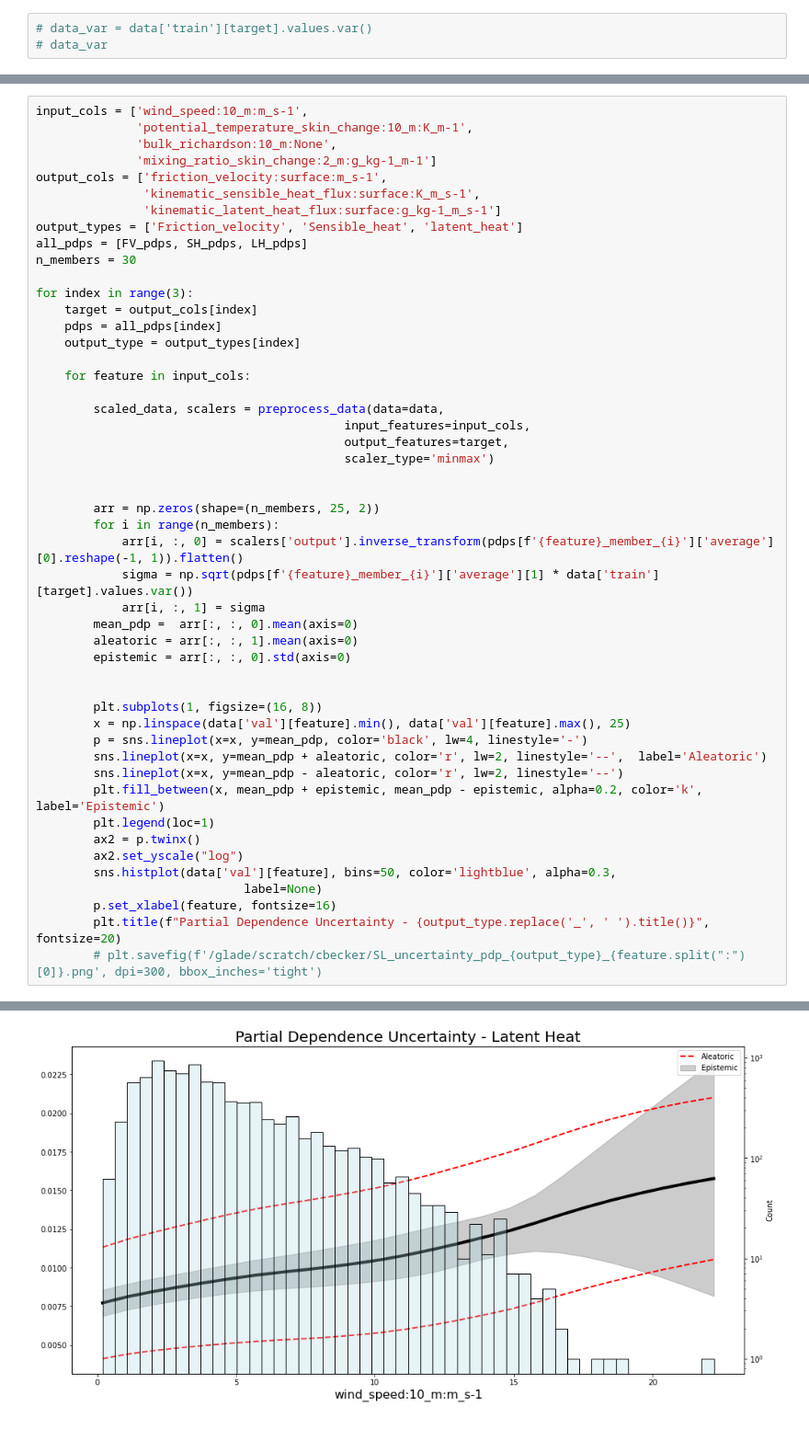
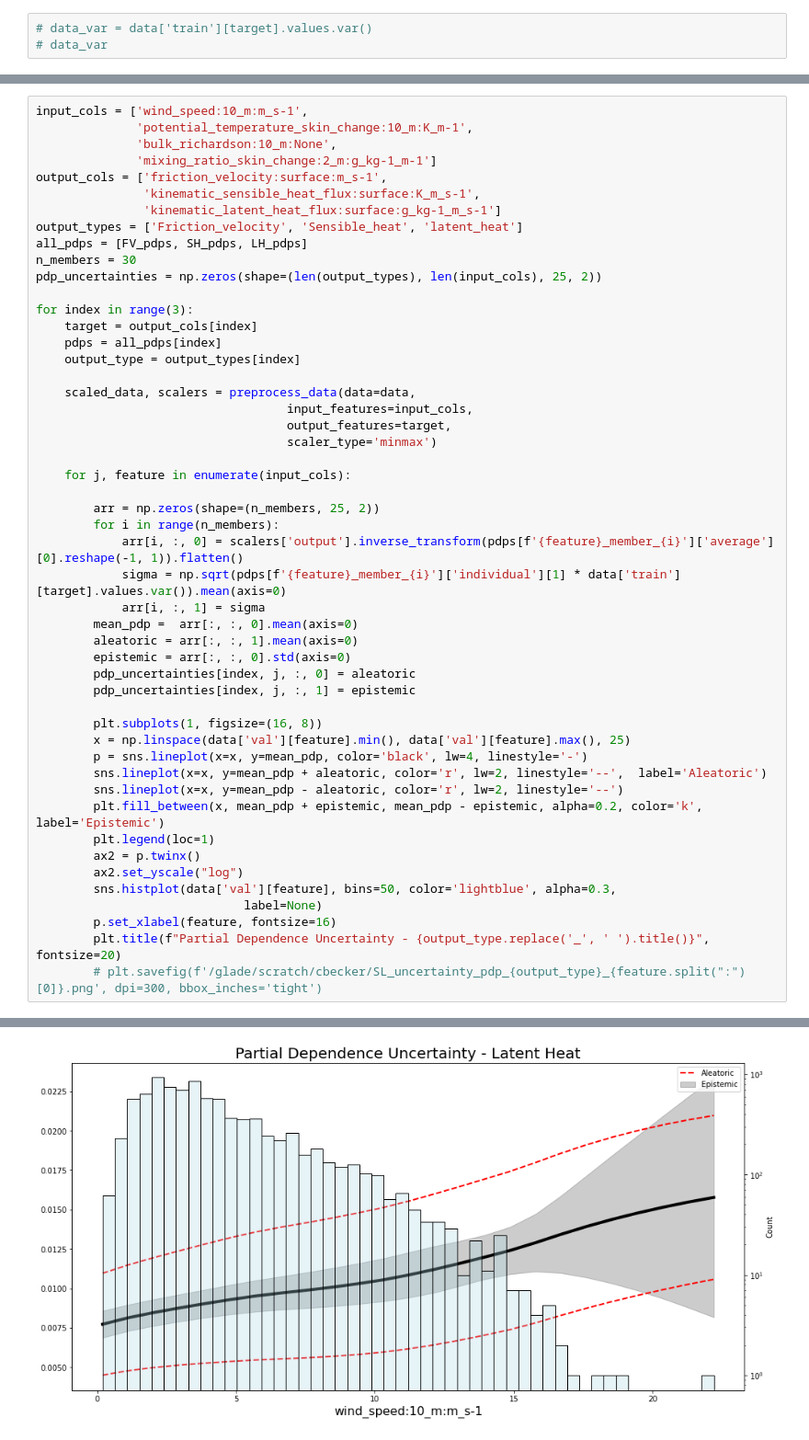
Before and after one commit to ai2es/evidential, a Jupyter notebook: notebooks/XAIUQ-SL.ipynb, the cells around one changed output, grey strips where cells are left out. Shown at 92% size. Cells and saved outputs as stored; diff of their text form.

```diff
--- a/notebooks/XAIUQ-SL.ipynb
+++ b/notebooks/XAIUQ-SL.ipynb
@@ -388,51 +397,52 @@ output_cols = ['friction_velocity:surface:m_s-1',
 output_types = ['Friction_velocity', 'Sensible_heat', 'latent_heat']
 all_pdps = [FV_pdps, SH_pdps, LH_pdps]
 n_members = 30
+pdp_uncertainties = np.zeros(shape=(len(output_types), len(input_cols), 25, 2))
 
 for index in range(3):
     target = output_cols[index]
     pdps = all_pdps[index]
     output_type = output_types[index]
 
-    for feature in input_cols:
+    scaled_data, scalers = preprocess_data(data=data,
+                                   input_features=input_cols,
+                                   output_features=target,
+                                   scaler_type='minmax')
 
-        scaled_data, scalers = preprocess_data(data=data,
-                                           input_features=input_cols,
-                                           output_features=target,
-                                           scaler_type='minmax')
-
+    for j, feature in enumerate(input_cols):
 
         arr = np.zeros(shape=(n_members, 25, 2))
         for i in range(n_members):
             arr[i, :, 0] = scalers['output'].inverse_transform(pdps[f'{feature}_member_{i}']['average'][0].reshape(-1, 1)).flatten()
-            sigma = np.sqrt(pdps[f'{feature}_member_{i}']['average'][1] * data['train'][target].values.var())
+            sigma = np.sqrt(pdps[f'{feature}_member_{i}']['individual'][1] * data['train'][target].values.var()).mean(axis=0)
             arr[i, :, 1] = sigma
         mean_pdp =  arr[:, :, 0].mean(axis=0)
         aleatoric = arr[:, :, 1].mean(axis=0)
         epistemic = arr[:, :, 0].std(axis=0)
-
+        pdp_uncertainties[index, j, :, 0] = aleatoric
+        pdp_uncertainties[index, j, :, 1] = epistemic
 
         plt.subplots(1, figsize=(16, 8))
         x = np.linspace(data['val'][feature].min(), data['val'][feature].max(), 25)
         p = sns.lineplot(x=x, y=mean_pdp, color='black', lw=4, linestyle='-')
         sns.lineplot(x=x, y=mean_pdp + aleatoric, color='r', lw=2, linestyle='--',  label='Aleatoric')
         sns.lineplot(x=x, y=mean_pdp - aleatoric, color='r', lw=2, linestyle='--')
         plt.fill_between(x, mean_pdp + epistemic, mean_pdp - epistemic, alpha=0.2, color='k', label='Epistemic')
         plt.legend(loc=1)
         ax2 = p.twinx()
         ax2.set_yscale("log")
         sns.histplot(data['val'][feature], bins=50, color='lightblue', alpha=0.3,
                              label=None)
         p.set_xlabel(feature, fontsize=16)
         plt.title(f"Partial Dependence Uncertainty - {output_type.replace('_', ' ').title()}", fontsize=20)
         # plt.savefig(f'/glade/scratch/cbecker/SL_uncertainty_pdp_{output_type}_{feature.split(":")[0]}.png', dpi=300, bbox_inches='tight')
 # %% [output]
 [figure]
 [figure]
 [figure]
 [figure]
 [figure]
 [figure]
 [figure]
 [figure]
-[figure, old version]
+[figure, new version]
```
Also changed, not shown: parts of 3 cells of this notebook.
